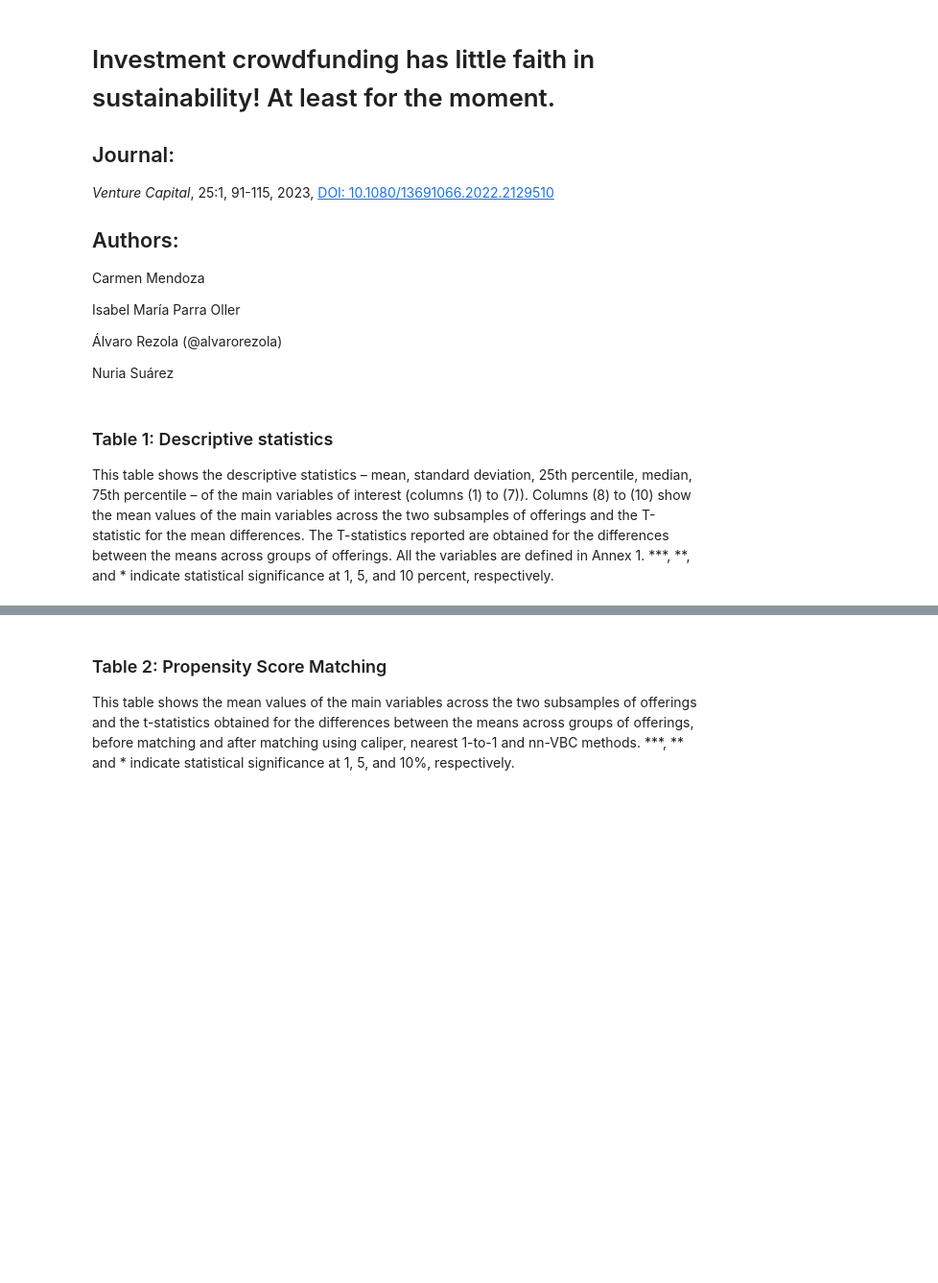
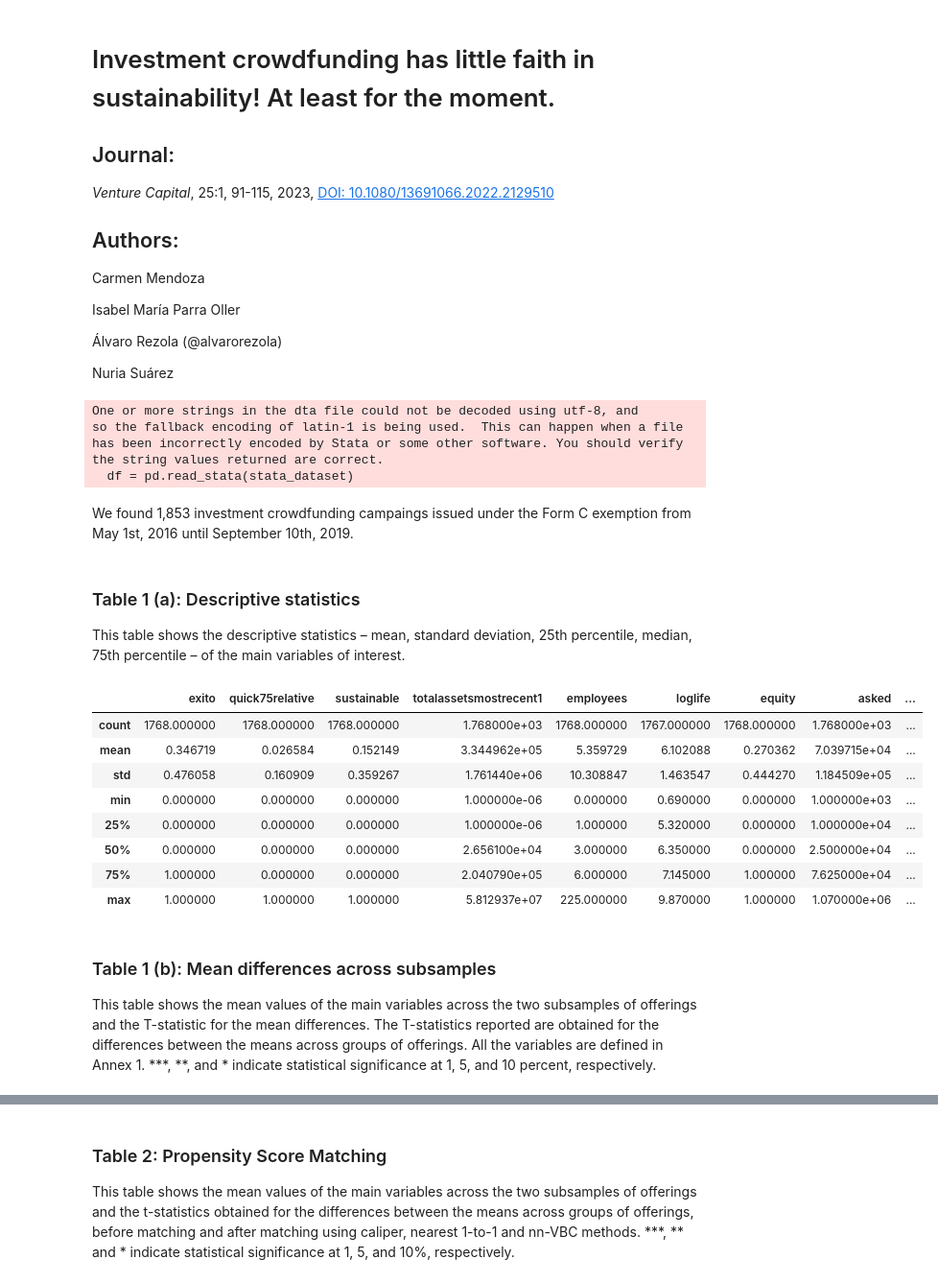
Before and after one commit to alvarorezola/MendozaEtAl2023-VC, a Jupyter notebook: script.ipynb, the cells around one changed output, grey strips where cells are left out. Shown: that part at 96% size. Drawn from its saved outputs; the diff is of its cells as text; code cells hidden in the pictures; blank space fills up the shorter version.

```diff
--- a/script.ipynb
+++ b/script.ipynb
@@ -17,3 +43,50 @@ Nuria Suárez
+# %%
+# Import data
+stata_dataset = "/home/alvaro/Desktop/MendozaEtAl2023-VC/Data/CROWD_SUSTAINABILITY_FINAL.dta"
+df = pd.read_stata(stata_dataset)
+df.drop(index=range(3679,len(df)), inplace=True)
+df = df[df["form_c"] ==1]
+df["deadline"] = pd.to_datetime(df["deadline"])
+df["datestart"] = pd.to_datetime(df["datestart"])
+df["dateincorporation"] = pd.to_datetime(df["dateincorporation"])
+df = df[df["deadline"] <= "2019-10-01"]
+df["totalassetsmostrecent1"] += 1e-6
+df_sust = df[df["sustainable"] == 1]
+df_non_sust = df[df["sustainable"] == 0]
+# %% [output]
+One or more strings in the dta file could not be decoded using utf-8, and
+so the fallback encoding of latin-1 is being used.  This can happen when a file
+has been incorrectly encoded by Stata or some other software. You should verify
+the string values returned are correct.
+  df = pd.read_stata(stata_dataset)
+# %% [markdown]
+We found 1,853 investment crowdfunding campaings issued under the Form C exemption from May 1st, 2016 until September 10th, 2019.
+# %% [markdown]
+### Table 1 (a): Descriptive statistics
+This table shows the descriptive statistics – mean, standard deviation, 25th percentile, median, 75th percentile – of the main variables of interest.
+# %%
+df[["exito",
+    "quick75relative",
+    "sustainable",
+    "totalassetsmostrecent1",
+    "employees",
+    "loglife",                     # Age as in np.log(date_diff(start, incorporation))
+    "equity",
+    "asked",
+    "lagbranches",                 # Bank branches
+    "lagvcfundraising",            # VC fundraising (not sure if then I need to do the np.log())
+    "loglagnum_oper_por_platf_y",  # Number of offerings per platform
+    ]].describe()
+# %% [output]
+|  | exito | quick75relative | sustainable | totalassetsmostrecent1 | employees | loglife | equity | asked | ... |
+| count | 1768.000000 | 1768.000000 | 1768.000000 | 1.768000e+03 | 1768.000000 | 1767.000000 | 1768.000000 | 1.768000e+03 | ... |
+| mean | 0.346719 | 0.026584 | 0.152149 | 3.344962e+05 | 5.359729 | 6.102088 | 0.270362 | 7.039715e+04 | ... |
+| std | 0.476058 | 0.160909 | 0.359267 | 1.761440e+06 | 10.308847 | 1.463547 | 0.444270 | 1.184509e+05 | ... |
+| min | 0.000000 | 0.000000 | 0.000000 | 1.000000e-06 | 0.000000 | 0.690000 | 0.000000 | 1.000000e+03 | ... |
+| 25% | 0.000000 | 0.000000 | 0.000000 | 1.000000e-06 | 1.000000 | 5.320000 | 0.000000 | 1.000000e+04 | ... |
+| 50% | 0.000000 | 0.000000 | 0.000000 | 2.656100e+04 | 3.000000 | 6.350000 | 0.000000 | 2.500000e+04 | ... |
+| 75% | 1.000000 | 0.000000 | 0.000000 | 2.040790e+05 | 6.000000 | 7.145000 | 1.000000 | 7.625000e+04 | ... |
+| max | 1.000000 | 1.000000 | 1.000000 | 5.812937e+07 | 225.000000 | 9.870000 | 1.000000 | 1.070000e+06 | ... |
 # %% [markdown]
-### Table 1: Descriptive statistics
-This table shows the descriptive statistics – mean, standard deviation, 25th percentile, median, 75th percentile – of the main variables of interest (columns (1) to (7)). Columns (8) to (10) show the mean values of the main variables across the two subsamples of offerings and the T-statistic for the mean differences. The T-statistics reported are obtained for the differences between the means across groups of offerings. All the variables are defined in Annex 1. ***, **, and * indicate statistical significance at 1, 5, and 10 percent, respectively.
+ ### Table 1 (b): Mean differences across subsamples
+ This table shows the mean values of the main variables across the two subsamples of offerings and the T-statistic for the mean differences. The T-statistics reported are obtained for the differences between the means across groups of offerings. All the variables are defined in Annex 1. ***, **, and * indicate statistical significance at 1, 5, and 10 percent, respectively.
```
Also changed, not shown: parts of 9 cells of this notebook, 2 other files.
